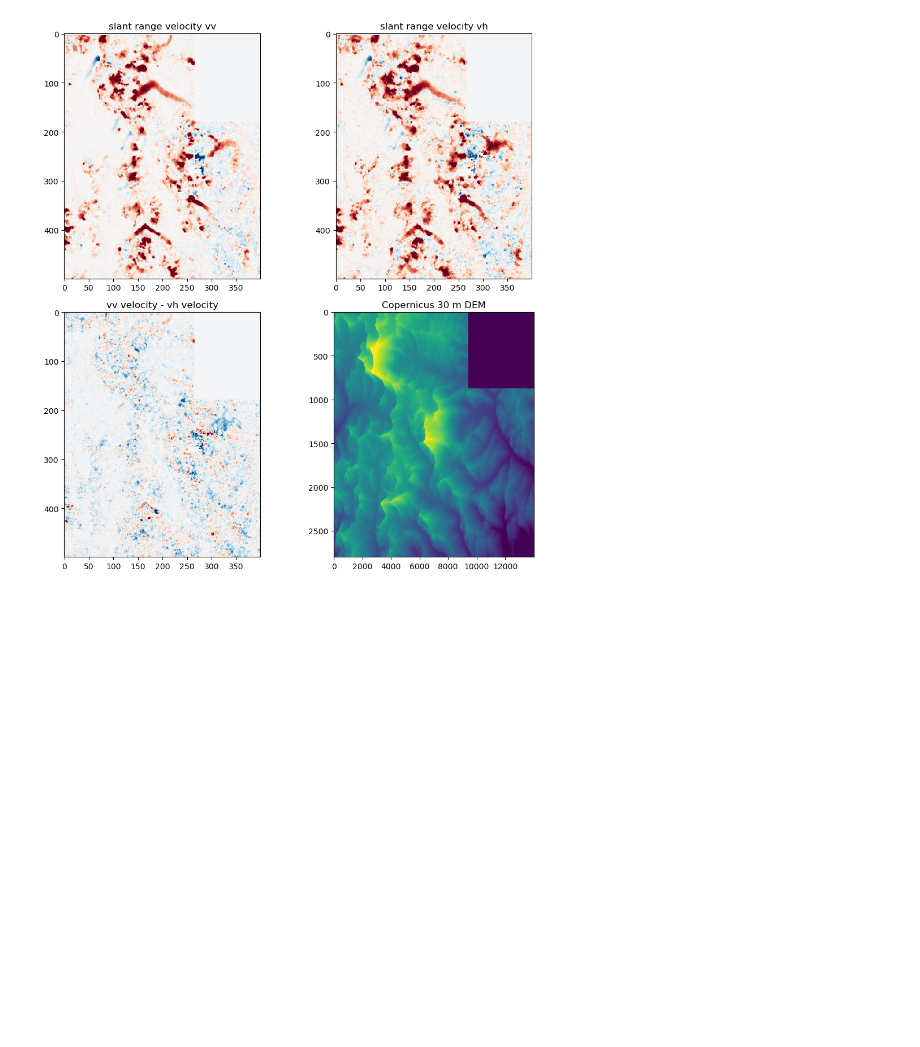
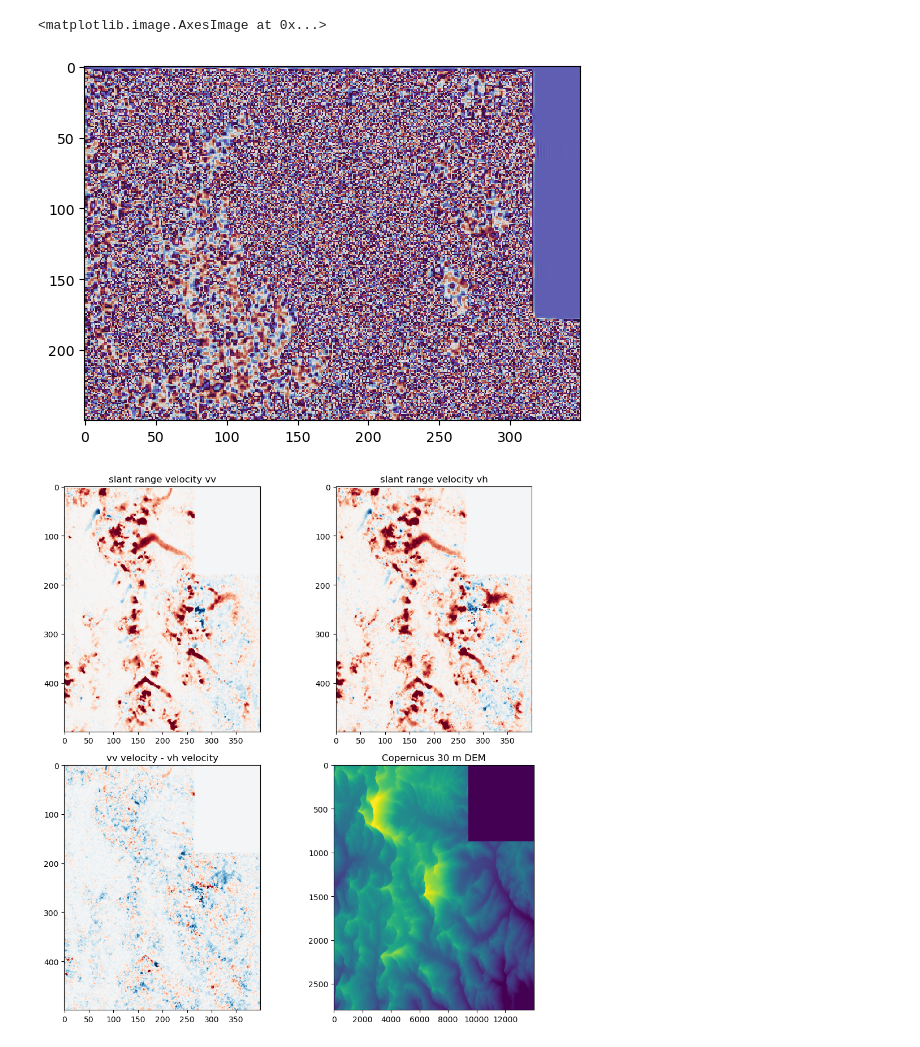
Before and after one commit to gbrencher/ffits, a Jupyter notebook: nbs/imja/agu_push/explore_offset_veloc.ipynb, the cells around one changed output. Saved outputs shown, nothing was run; the diff lists cells and outputs as text; code cells hidden in the pictures; blank space fills up the shorter version.

```diff
--- a/nbs/imja/agu_push/explore_offset_veloc.ipynb
+++ b/nbs/imja/agu_push/explore_offset_veloc.ipynb
@@ -16,0 +53,8 @@ dem = dem_ds.GetRasterBand(1).ReadAsArray()
+# %%
+veloc_wrapped = np.subtract(np.mod(veloc_unwrapped,2*np.pi), np.pi)
+# %%
+f, ax = plt.subplots()
+ax.imshow(veloc_wrapped[0:250, 350:700], cmap='twilight', vmin=-np.pi, vmax=np.pi, interpolation='none')
+# %% [output]
+<matplotlib.image.AxesImage at 0x...>
+[figure, added]
```
Also changed, not shown: parts of 11 cells of this notebook.
